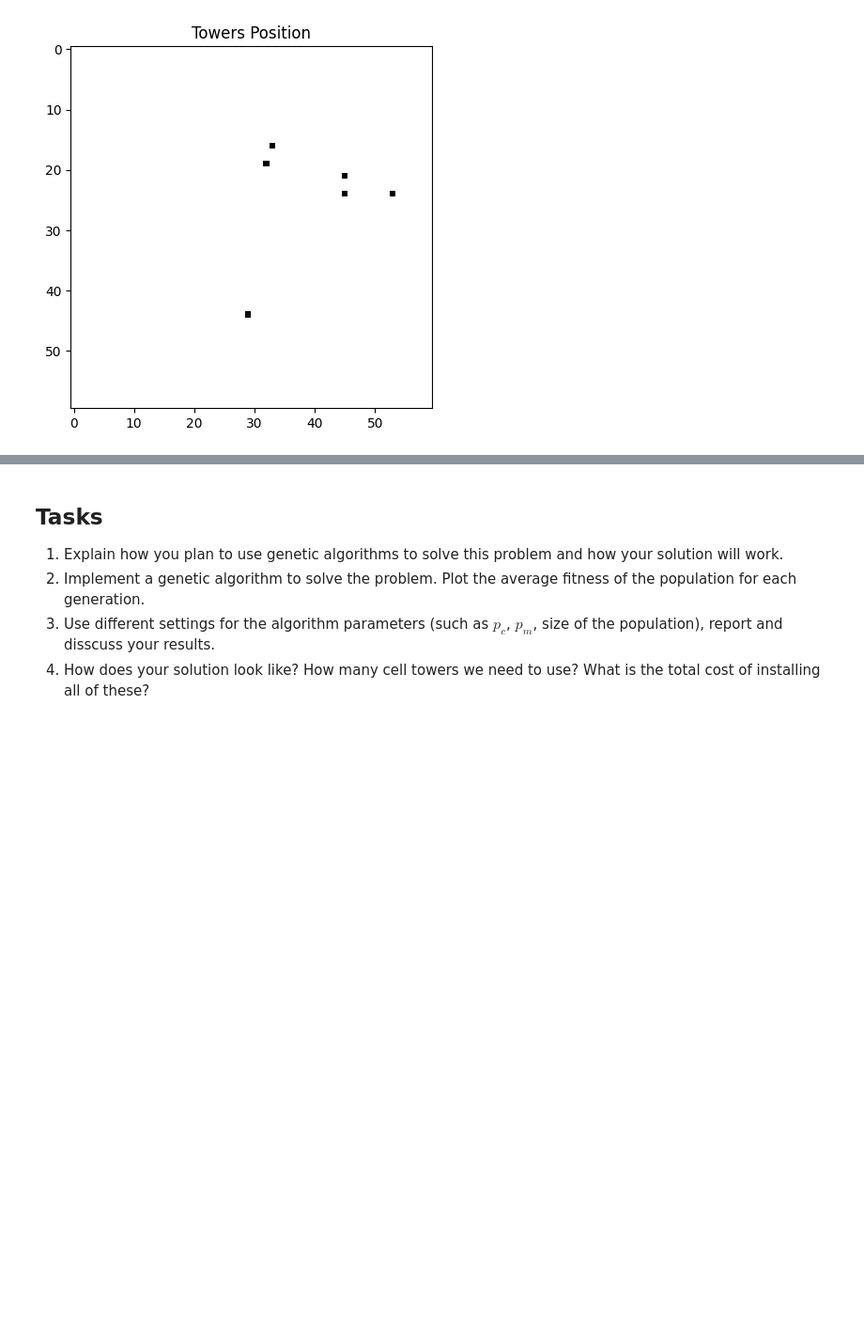
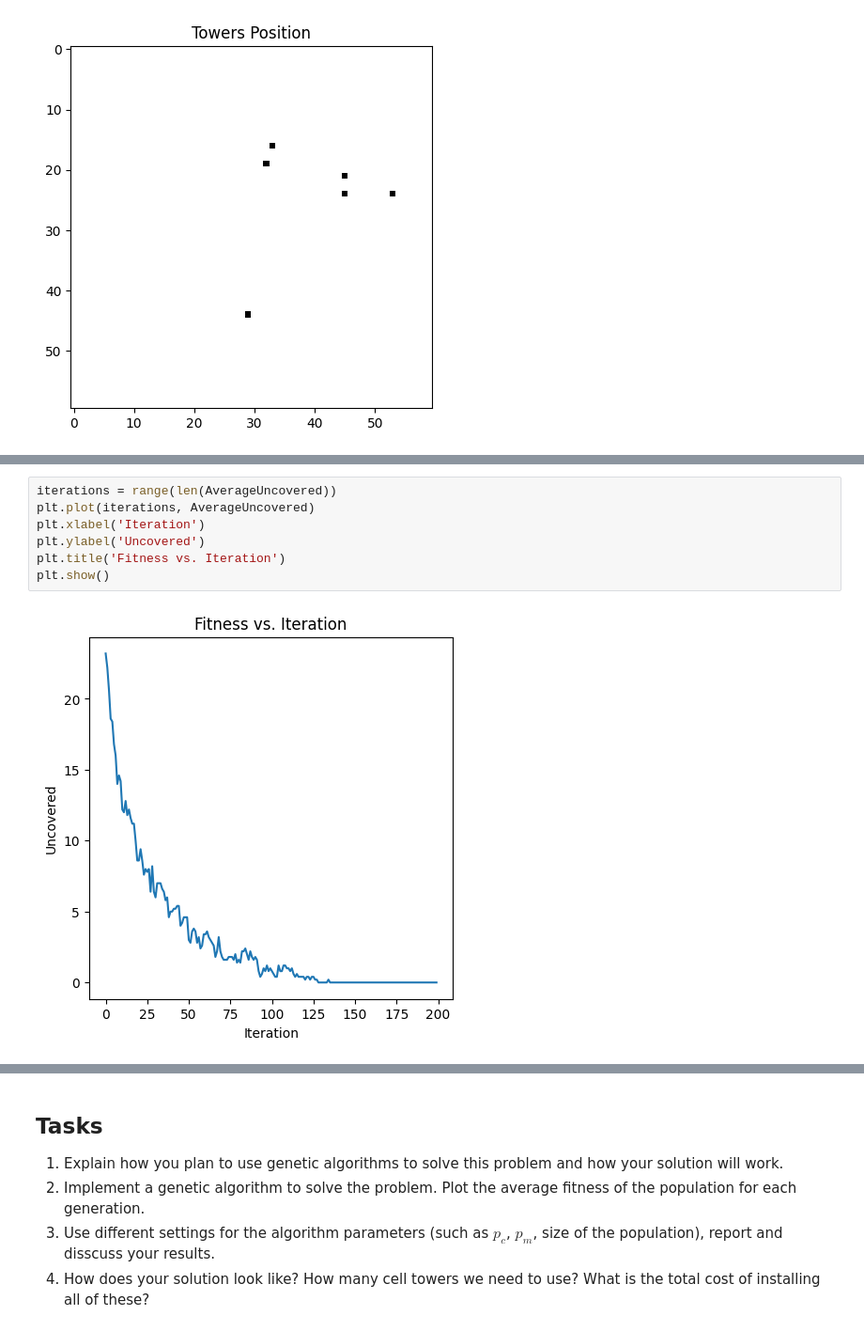
Before and after one commit to DwijanX/Genetic-alg, a Jupyter notebook: cell-tower-installation.ipynb, the cells around one changed output, grey strips where cells are left out. Shown at 94% size. Saved outputs shown, nothing was run; the diff lists cells and outputs as text; blank space fills up the shorter version.

```diff
--- a/cell-tower-installation.ipynb
+++ b/cell-tower-installation.ipynb
@@ -444,3 +489,12 @@ cities: 27
+# %%
+iterations = range(len(AverageUncovered))
+plt.plot(iterations, AverageUncovered)
+plt.xlabel('Iteration')
+plt.ylabel('Uncovered')
+plt.title('Fitness vs. Iteration')
+plt.show()
+# %% [output]
+[figure, added]
 # %%
 print(bestGen.__dict__)
 test_landscape = copy.deepcopy(landscape)
```
Also changed, not shown: parts of 7 cells of this notebook, 1 other file.
